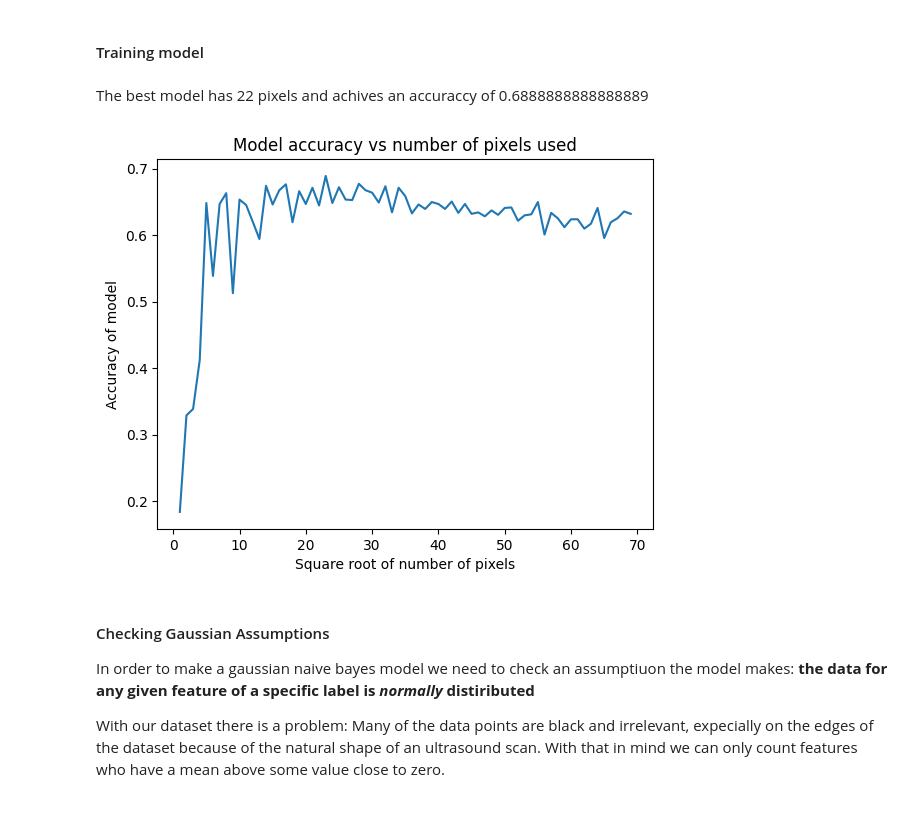
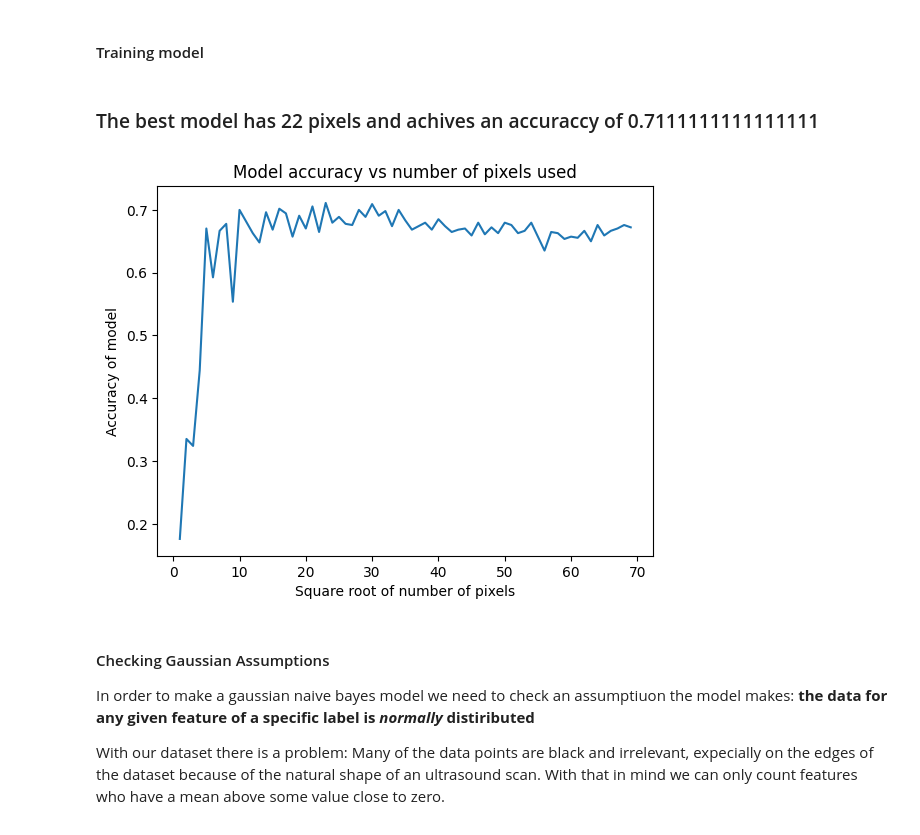
Before and after one commit to carterjandrew/STAT_5000_Final_Project, a Jupyter notebook: notebook.ipynb, the cells around one changed output. Cells and saved outputs as stored; diff of their text form; code cells hidden in the pictures.

```diff
--- a/notebook.ipynb
+++ b/notebook.ipynb
@@ -156,9 +159,9 @@ else:
 ### Shrinking dataset size
 # %%
 if not os.path.exists(training_uri):
-    df = df.sample(frac=.2)
+    df = df.groupby(['Label', 'Patient'], group_keys=False).apply(lambda x: x.sample(30))
 if not os.path.exists(testing_uri):
-    df_test = df_test.sample(frac=.2)
+    df_test = df_test.groupby(['Label', 'Patient'], group_keys=False).apply(lambda x: x.sample(10))
 # %% [markdown]
 ### Preprocessing Image
 # %%
@@ -312,17 +341,17 @@ for length in pixel_range:
 # %%
 best = np.argmax(accuracies)
 model = models[best]
 image_size = (best+1, best+1)
 df["Image Processed"] = [np.ndarray.flatten(cv2.resize(image, image_size)) for image in df['Image']]
 df_test["Image Processed"] = [np.ndarray.flatten(cv2.resize(image, image_size)) for image in df_test['Image']]
 plt.plot(pixel_range, accuracies)
 plt.title("Model accuracy vs number of pixels used")
 plt.xlabel("Square root of number of pixels")
 plt.ylabel("Accuracy of model")
-display(Markdown(f"The best model has {best} pixels and achives an accuraccy of {accuracies[best]}"))
+display(Markdown(f"### The best model has {best} pixels and achives an accuraccy of {accuracies[best]}"))
 # %% [output]
-The best model has 22 pixels and achives an accuraccy of 0.6888888888888889
+### The best model has 22 pixels and achives an accuraccy of 0.7111111111111111
-[figure, old version]
+[figure, new version]
 # %%
 del(models)
 del(accuracies)
```
Also changed, not shown: parts of 18 cells of this notebook.
